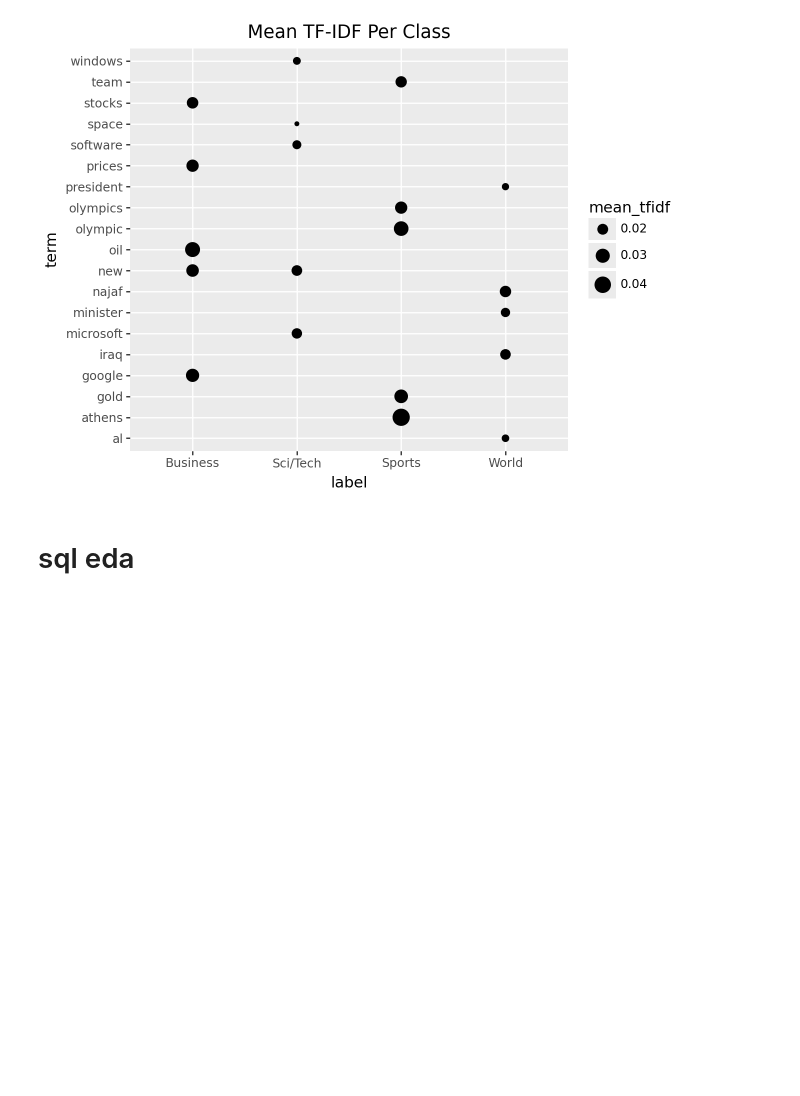
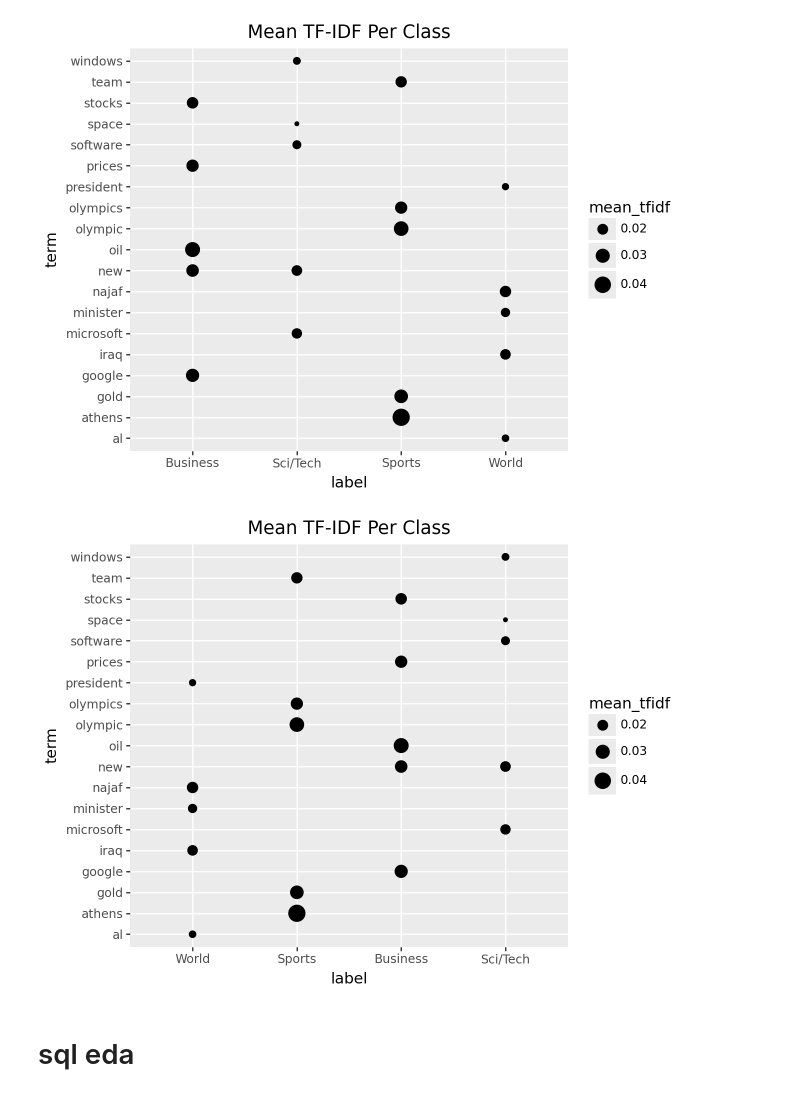
Before and after one commit to carecodeconnect/geo-tfidf, a Jupyter notebook: notebooks/geo_tfidf.ipynb, the cells around one changed output. Cells and saved outputs as stored; diff of their text form; code cells hidden in the pictures; blank space fills up the shorter version.

Commit message:
added pandas version of tf-idf per-class mean plot

```diff
--- a/notebooks/geo_tfidf.ipynb
+++ b/notebooks/geo_tfidf.ipynb
@@ -342,6 +342,19 @@ plot
 [figure]
 # %%
 plot.save(PLOT_DIR / "plot.png")
+# %%
+plot_pandas = (
+    p9.ggplot(data=top_terms,
+              mapping=p9.aes(x="label",
+                             y="term",
+                             size="mean_tfidf")) +
+    p9.geom_point() +
+    p9.theme_grey() +
+    p9.labs(title="Mean TF-IDF Per Class")
+)
+plot_pandas
+# %% [output]
+[figure, added]
 # %% [markdown]
 # sql eda
 # %%
```
Also changed, not shown: parts of 1 cell of this notebook.
